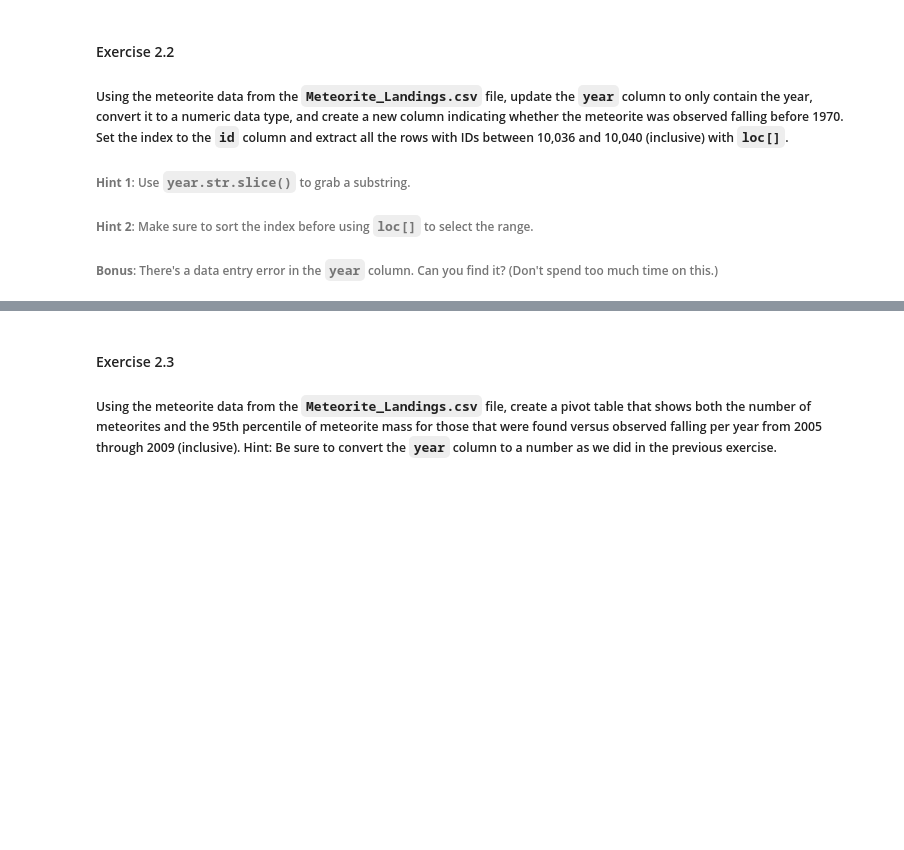
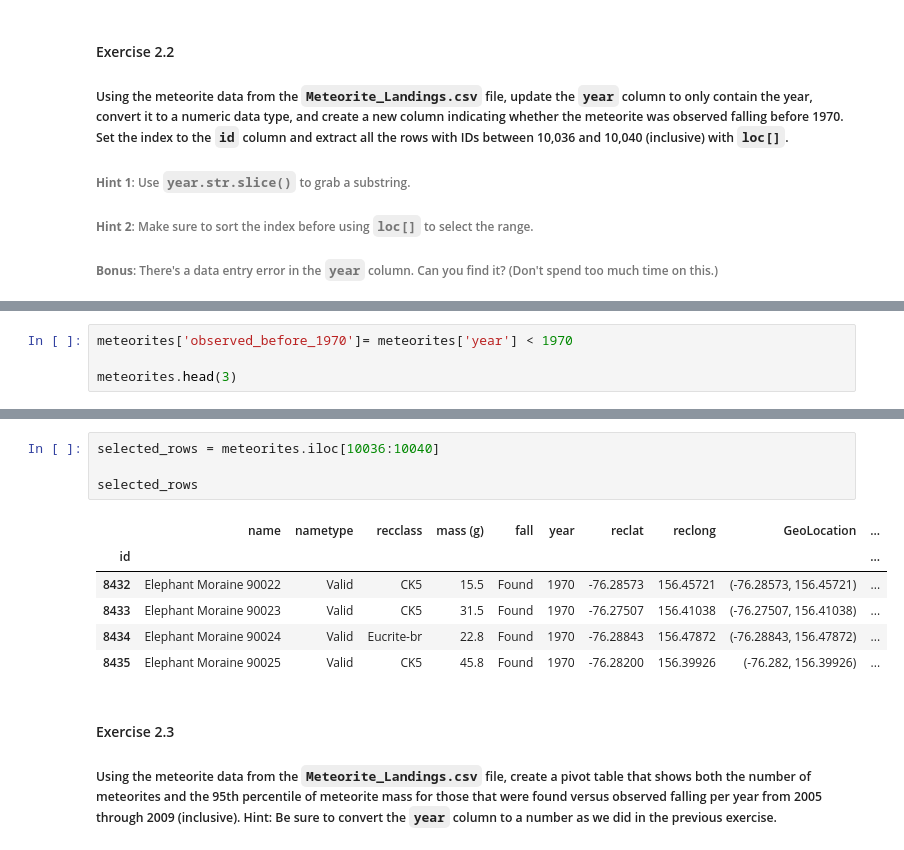
Before and after one commit to dmdigrande/dmdigrande.github.io, a Jupyter notebook: Copy_of_week1_lab2_intro_to_pandas.ipynb, the cells around one changed output, grey strips where cells are left out. Drawn from its saved outputs; the diff is of its cells as text; blank space fills up the shorter version.

```diff
--- a/Copy_of_week1_lab2_intro_to_pandas.ipynb
+++ b/Copy_of_week1_lab2_intro_to_pandas.ipynb
@@ -118,0 +128,4 @@ AttributeError: ignored
+# %%
+meteorites['observed_before_1970']= meteorites['year'] < 1970
+
+meteorites.head(3)
@@ -119,3 +138,14 @@ AttributeError: ignored
+# %%
+selected_rows = meteorites.iloc[10036:10040]
+
+selected_rows
+# %% [output]
+|  | name | nametype | recclass | mass (g) | fall | year | reclat | reclong | GeoLocation | ... |
+| id |  |  |  |  |  |  |  |  |  | ... |
+| 8432 | Elephant Moraine 90022 | Valid | CK5 | 15.5 | Found | 1970 | -76.28573 | 156.45721 | (-76.28573, 156.45721) | ... |
+| 8433 | Elephant Moraine 90023 | Valid | CK5 | 31.5 | Found | 1970 | -76.27507 | 156.41038 | (-76.27507, 156.41038) | ... |
+| 8434 | Elephant Moraine 90024 | Valid | Eucrite-br | 22.8 | Found | 1970 | -76.28843 | 156.47872 | (-76.28843, 156.47872) | ... |
+| 8435 | Elephant Moraine 90025 | Valid | CK5 | 45.8 | Found | 1970 | -76.28200 | 156.39926 | (-76.282, 156.39926) | ... |
 # %% [markdown]
 #### Exercise 2.3
 ##### Using the meteorite data from the `Meteorite_Landings.csv` file, create a pivot table that shows both the number of meteorites and the 95th percentile of meteorite mass for those that were found versus observed falling per year from 2005 through 2009 (inclusive). Hint: Be sure to convert the `year` column to a number as we did in the previous exercise.
```
Also changed, not shown: parts of 4 cells of this notebook.
